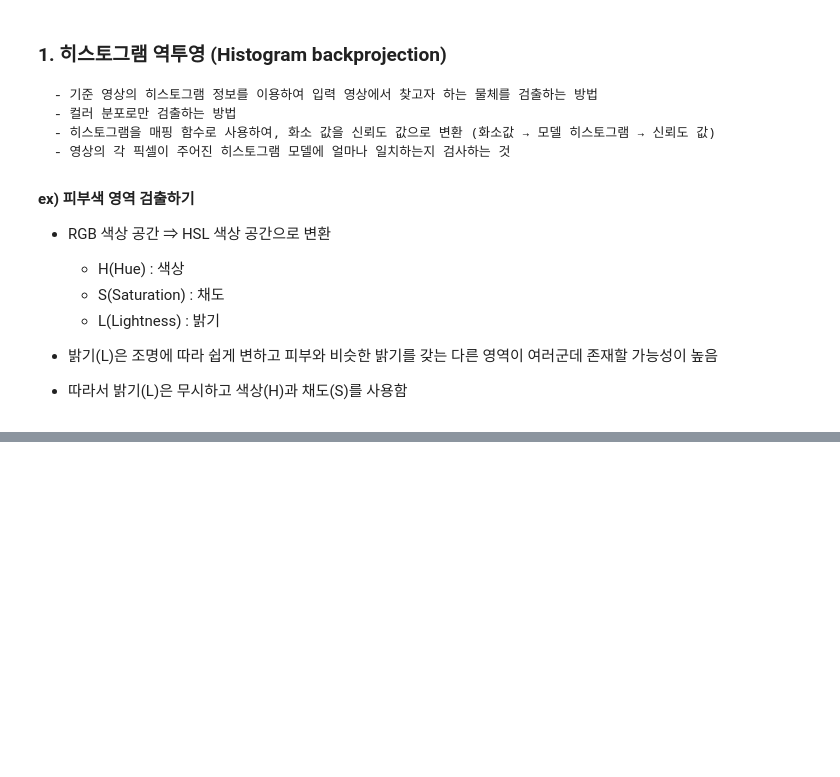
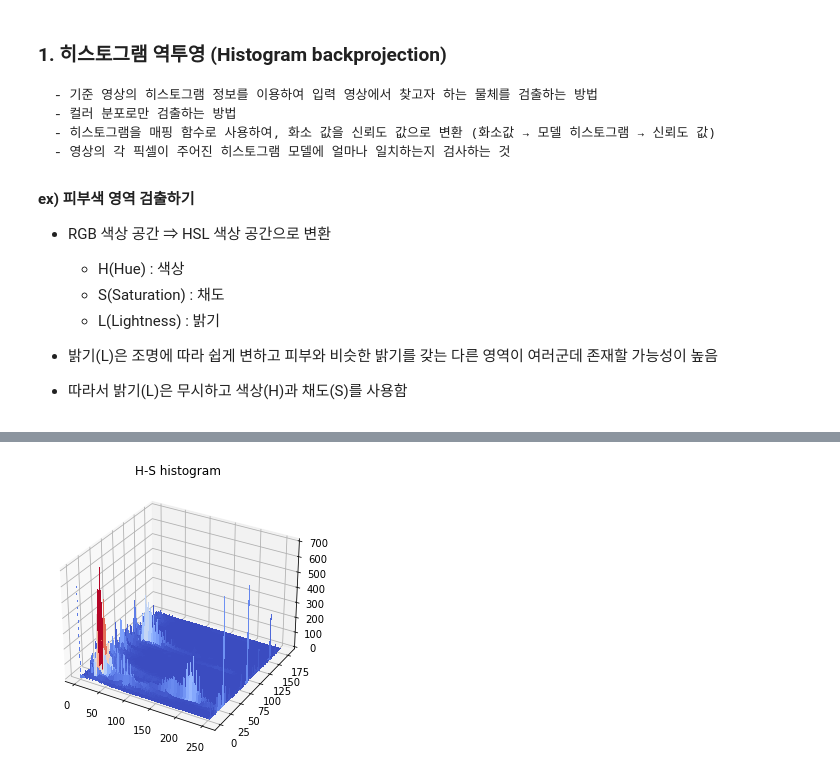
Before and after one commit to mjw2705/MachineVision, a Jupyter notebook: ch2-2_histogram backprojection/histogram_backprojection.ipynb, the cells around one changed output, grey strips where cells are left out. Saved outputs shown, nothing was run; the diff lists cells and outputs as text; code cells hidden in the pictures; blank space fills up the shorter version.

```diff
--- a/ch2-2_histogram backprojection/histogram_backprojection.ipynb
+++ b/ch2-2_histogram backprojection/histogram_backprojection.ipynb
@@ -30,0 +115,22 @@ $\hat{h_i}$ : 타겟의 정규화된 히스토그램
+# %%
+# 입력 영상 피부색 영역 2차원 히스토그램 시각화
+img_i = cv2.imread('test.png')
+his_i = cv2.cvtColor(img_i, cv2.COLOR_BGR2HLS)
+
+hist_i = cv2.calcHist([his_i], [0, 2], None, [181, 256], [0, 181, 0, 256])
+hist_i = np.minimum(hist_i, 700)
+
+fig = plt.figure()
+ax = fig.gca(projection='3d')
+
+X = np.arange(256)
+Y = np.arange(181)
+X,Y = np.meshgrid(X,Y)
+
+surf = ax.plot_surface(X,Y,hist_i, cmap='coolwarm', linewidth=0, antialiased=False)
+
+fig.tight_layout()
+plt.title('H-S histogram')
+plt.show()
+# %% [output]
+[figure, added]
```
Also changed, not shown: parts of 6 cells of this notebook.
